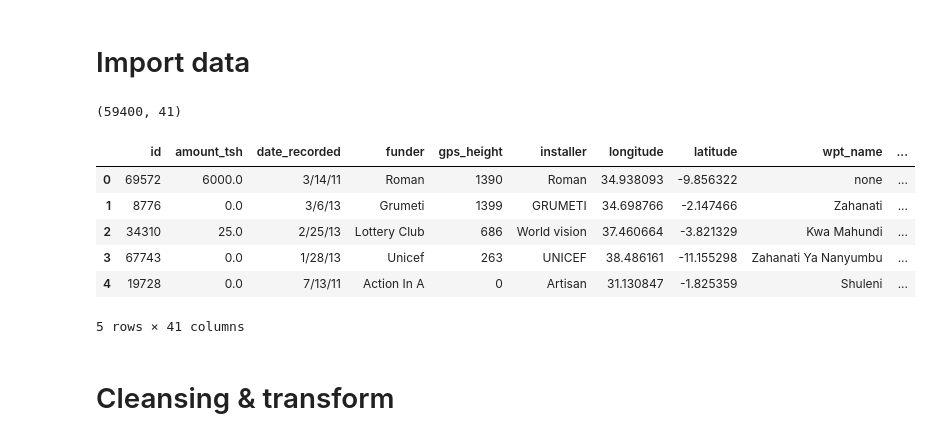
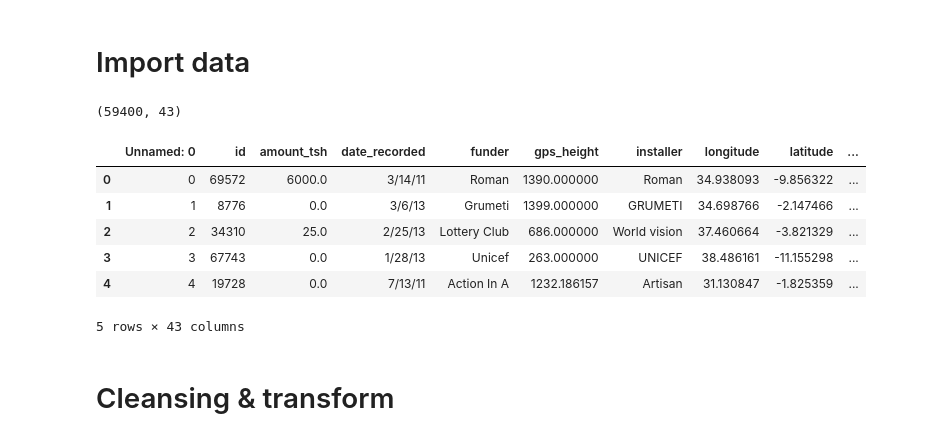
Before and after one commit to liufan2312/ORIE4741-DrivenData-Competition, a Jupyter notebook: Midterm Report Data.ipynb, the cells around one changed output. Saved outputs shown, nothing was run; the diff lists cells and outputs as text; code cells hidden in the pictures.

```diff
--- a/Midterm Report Data.ipynb
+++ b/Midterm Report Data.ipynb
@@ -18,21 +18,21 @@ from sklearn.cluster import KMeans
 # %% [markdown]
 # Import data
 # %%
-training_set = pd.read_csv("Training Set.csv")
+training_set = pd.read_csv("gps_data.csv")
 training_label = pd.read_csv("Training Set Labels.csv")
 
 data = pd.merge(training_set, training_label, how="left", on="id")
 print(data.shape)
 data.head()
 # %% [output]
-(59400, 41)
+(59400, 43)
-|  | id | amount_tsh | date_recorded | funder | gps_height | installer | longitude | latitude | wpt_name | ... |
-| 0 | 69572 | 6000.0 | 3/14/11 | Roman | 1390 | Roman | 34.938093 | -9.856322 | none | ... |
-| 1 | 8776 | 0.0 | 3/6/13 | Grumeti | 1399 | GRUMETI | 34.698766 | -2.147466 | Zahanati | ... |
-| 2 | 34310 | 25.0 | 2/25/13 | Lottery Club | 686 | World vision | 37.460664 | -3.821329 | Kwa Mahundi | ... |
-| 3 | 67743 | 0.0 | 1/28/13 | Unicef | 263 | UNICEF | 38.486161 | -11.155298 | Zahanati Ya Nanyumbu | ... |
-| 4 | 19728 | 0.0 | 7/13/11 | Action In A | 0 | Artisan | 31.130847 | -1.825359 | Shuleni | ... |
+|  | Unnamed: 0 | id | amount_tsh | date_recorded | funder | gps_height | installer | longitude | latitude | ... |
+| 0 | 0 | 69572 | 6000.0 | 3/14/11 | Roman | 1390.000000 | Roman | 34.938093 | -9.856322 | ... |
+| 1 | 1 | 8776 | 0.0 | 3/6/13 | Grumeti | 1399.000000 | GRUMETI | 34.698766 | -2.147466 | ... |
+| 2 | 2 | 34310 | 25.0 | 2/25/13 | Lottery Club | 686.000000 | World vision | 37.460664 | -3.821329 | ... |
+| 3 | 3 | 67743 | 0.0 | 1/28/13 | Unicef | 263.000000 | UNICEF | 38.486161 | -11.155298 | ... |
+| 4 | 4 | 19728 | 0.0 | 7/13/11 | Action In A | 1232.186157 | Artisan | 31.130847 | -1.825359 | ... |
-5 rows × 41 columns
+5 rows × 43 columns
 # %% [markdown]
 # Cleansing & transform
 # %%
```
Also changed, not shown: parts of 26 cells of this notebook, 3 other files.
